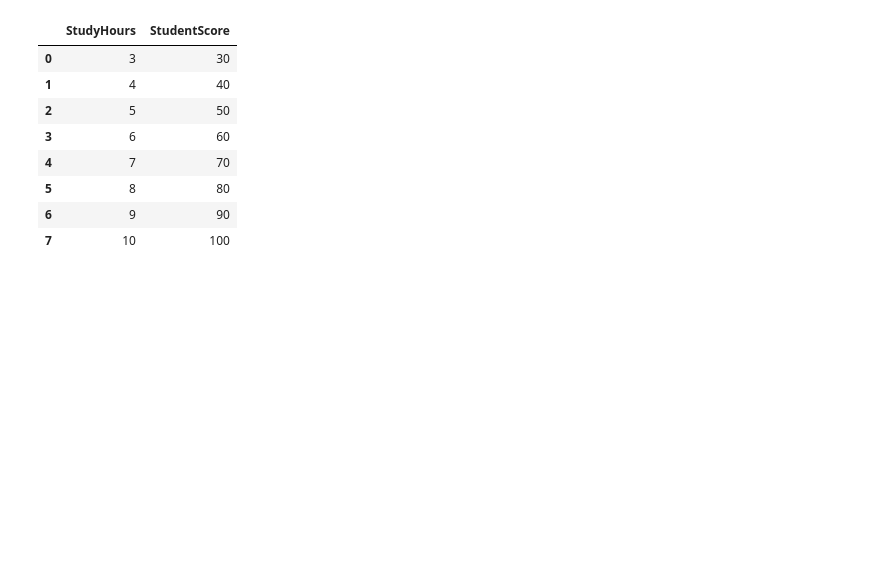
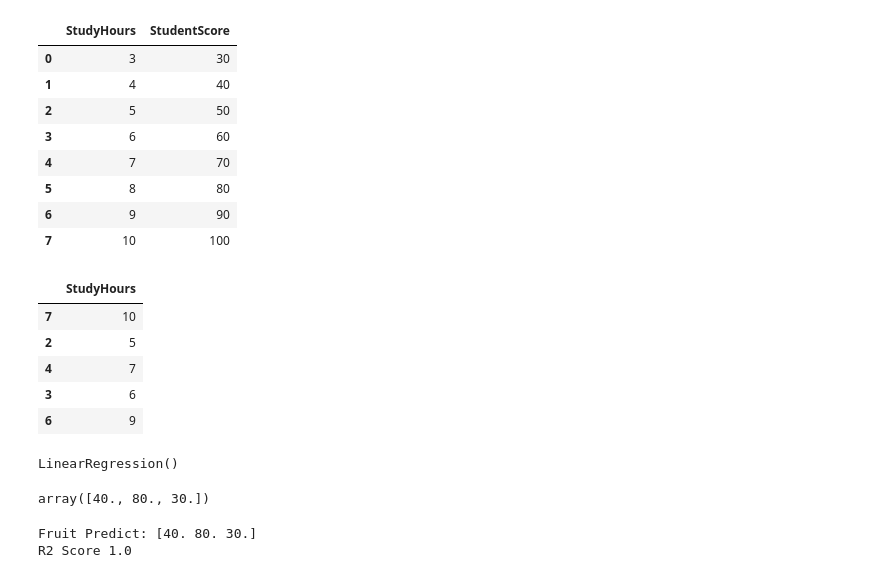
Before and after one commit to AaminSingh/Data-Science-, a Jupyter notebook: day_15/linear_regression.ipynb, the cells around one changed output. Saved outputs shown, nothing was run; the diff lists cells and outputs as text; code cells hidden in the pictures; blank space fills up the shorter version.

```diff
--- a/day_15/linear_regression.ipynb
+++ b/day_15/linear_regression.ipynb
@@ -101,3 +101,18 @@ df
 # %%
 X = df[["StudyHours"]]    #independent variable
 y = df["StudentScore"]        #dependent variable
+# %%
+X_train,X_test,y_train,y_test = train_test_split(
+    X,y,
+    test_size = 0.3,
+    random_state=42
+)
+# %%
+X_train
+# %% [output]
+|  | StudyHours |
+| 7 | 10 |
+| 2 | 5 |
+| 4 | 7 |
+| 3 | 6 |
+| 6 | 9 |
@@ -103,0 +121,16 @@ y = df["StudentScore"]        #dependent variable
+# %%
+model.fit(X_train, y_train)
+# %% [output]
+LinearRegression()
+# %%
+y_pred = model.predict(X_test)
+y_pred
+# %% [output]
+array([40., 80., 30.])
+# %%
+
+print("Fruit Predict:",y_pred)
+print("R2 Score", r2_score(y_test,y_pred))
+# %% [output]
+Fruit Predict: [40. 80. 30.]
+R2 Score 1.0
```
Also changed, not shown: parts of 1 cell of this notebook.
